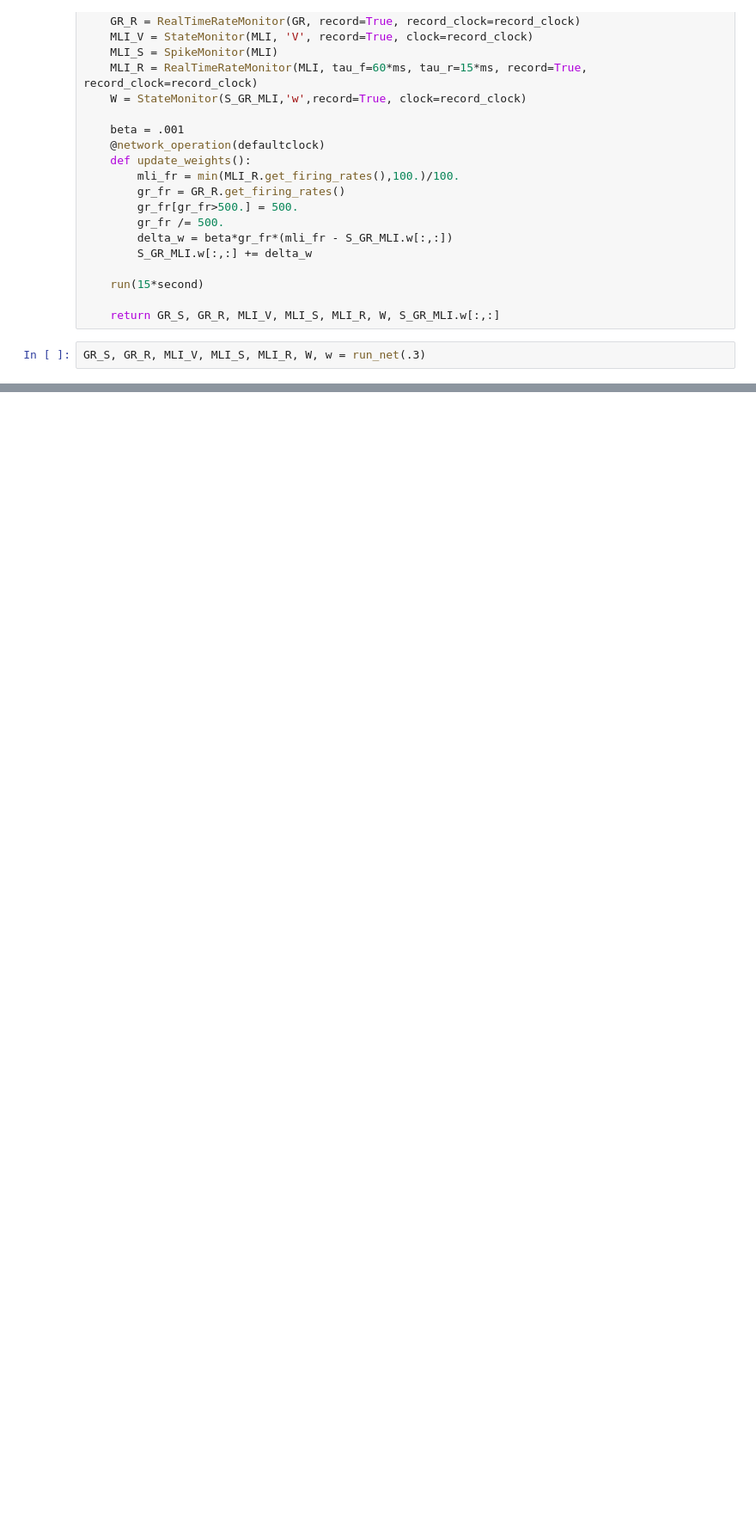
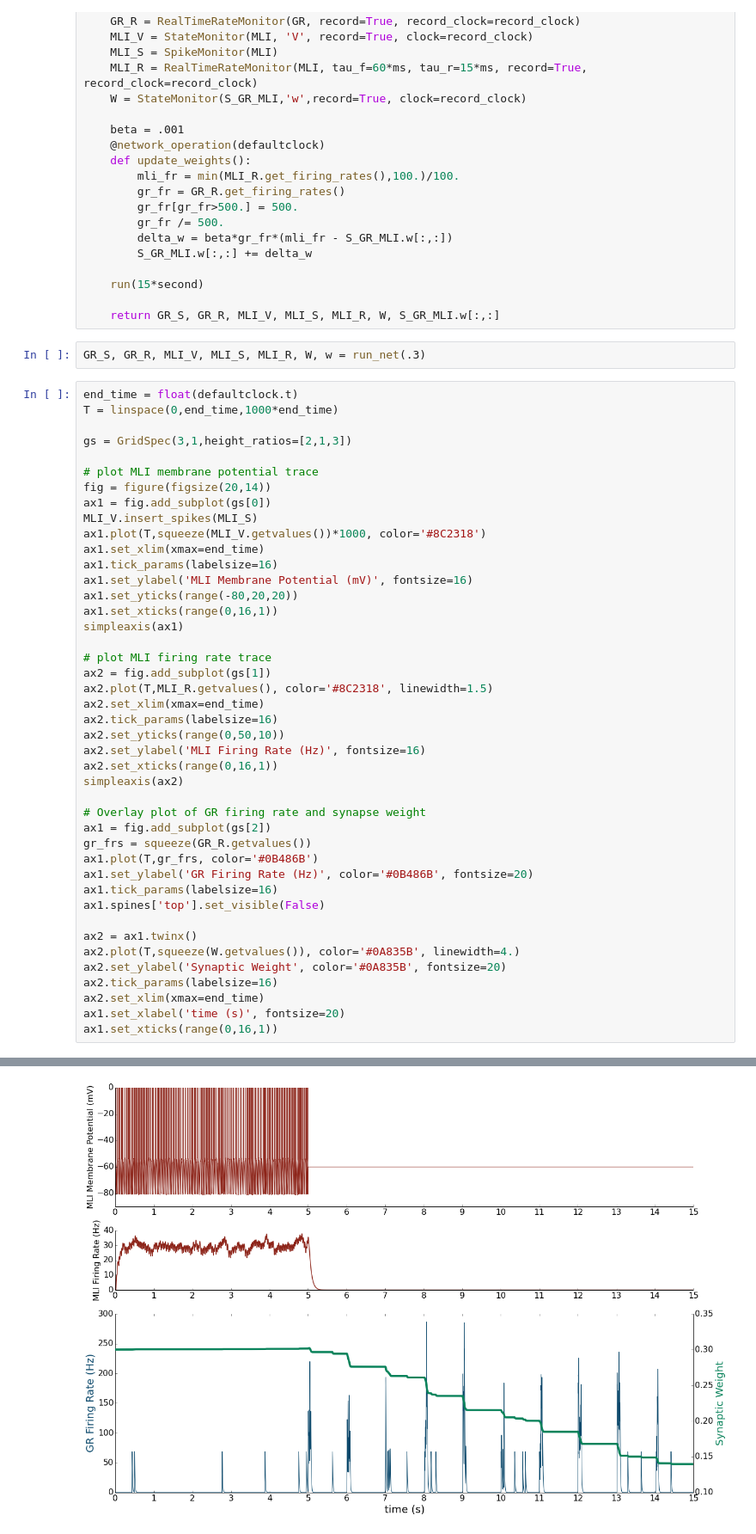
Before and after one commit to blennon/research, a Jupyter notebook: spiking_pf_mli_plasticity/notebooks/pf-mli-ltd.ipynb, the cells around one changed output, grey strips where cells are left out. Shown at 86% size. Cells and saved outputs as stored; diff of their text form; blank space fills up the shorter version.

```diff
--- a/spiking_pf_mli_plasticity/notebooks/pf-mli-ltd.ipynb
+++ b/spiking_pf_mli_plasticity/notebooks/pf-mli-ltd.ipynb
@@ -52,3 +52,47 @@ def run_net(initial_weights):
     return GR_S, GR_R, MLI_V, MLI_S, MLI_R, W, S_GR_MLI.w[:,:]
 # %%
 GR_S, GR_R, MLI_V, MLI_S, MLI_R, W, w = run_net(.3)
+# %%
+end_time = float(defaultclock.t)
+T = linspace(0,end_time,1000*end_time)
+
+gs = GridSpec(3,1,height_ratios=[2,1,3])
+
+# plot MLI membrane potential trace
+fig = figure(figsize(20,14))
+ax1 = fig.add_subplot(gs[0])
+MLI_V.insert_spikes(MLI_S)
+ax1.plot(T,squeeze(MLI_V.getvalues())*1000, color='#8C2318')
+ax1.set_xlim(xmax=end_time)
+ax1.tick_params(labelsize=16)
+ax1.set_ylabel('MLI Membrane Potential (mV)', fontsize=16)
+ax1.set_yticks(range(-80,20,20))
+ax1.set_xticks(range(0,16,1))
+simpleaxis(ax1)
+
+# plot MLI firing rate trace
+ax2 = fig.add_subplot(gs[1])
+ax2.plot(T,MLI_R.getvalues(), color='#8C2318', linewidth=1.5)
+ax2.set_xlim(xmax=end_time)
+ax2.tick_params(labelsize=16)
+ax2.set_yticks(range(0,50,10))
+ax2.set_ylabel('MLI Firing Rate (Hz)', fontsize=16)
+ax2.set_xticks(range(0,16,1))
+simpleaxis(ax2)
+
+# Overlay plot of GR firing rate and synapse weight
+ax1 = fig.add_subplot(gs[2])
+gr_frs = squeeze(GR_R.getvalues())
+ax1.plot(T,gr_frs, color='#0B486B')
+ax1.set_ylabel('GR Firing Rate (Hz)', color='#0B486B', fontsize=20)
+ax1.tick_params(labelsize=16)
+ax1.spines['top'].set_visible(False)
+
+ax2 = ax1.twinx()
+ax2.plot(T,squeeze(W.getvalues()), color='#0A835B', linewidth=4.)
+ax2.set_ylabel('Synaptic Weight', color='#0A835B', fontsize=20)
+ax2.tick_params(labelsize=16)
+ax2.set_xlim(xmax=end_time)
+ax1.set_xlabel('time (s)', fontsize=20)
+ax1.set_xticks(range(0,16,1))
+# %% [output]
@@ -55,3 +115,4 @@ GR_S, GR_R, MLI_V, MLI_S, MLI_R, W, w = run_net(.3)
+[figure, added]
 # %%
 # plot MLI membrane potential trace
 figure(figsize(20,6))
```
Also changed, not shown: parts of 5 cells of this notebook, 4 other files.
